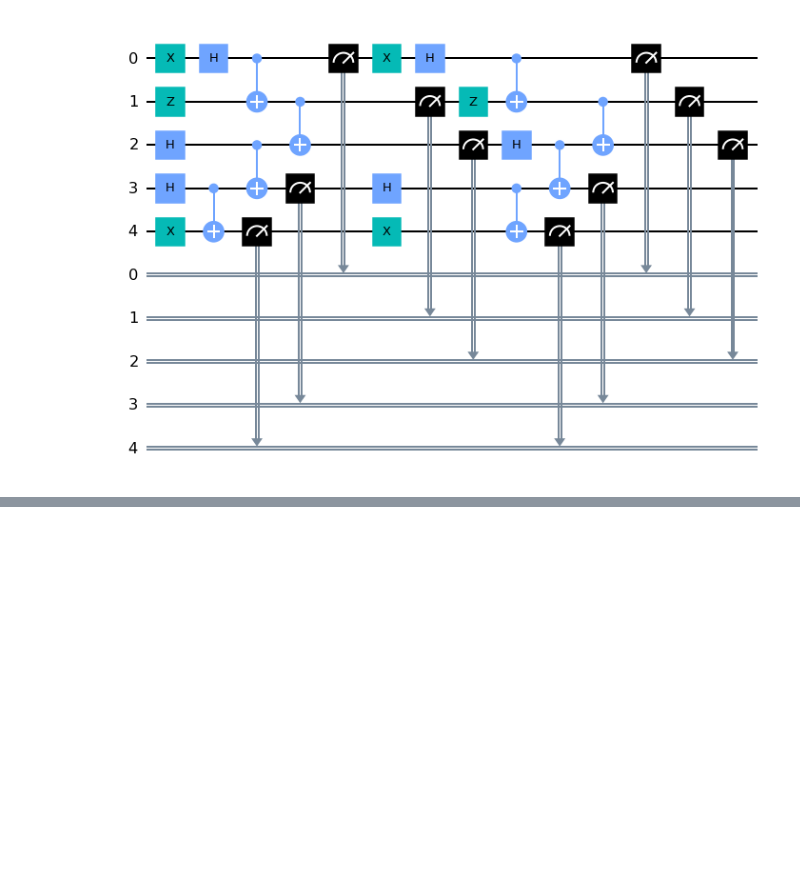
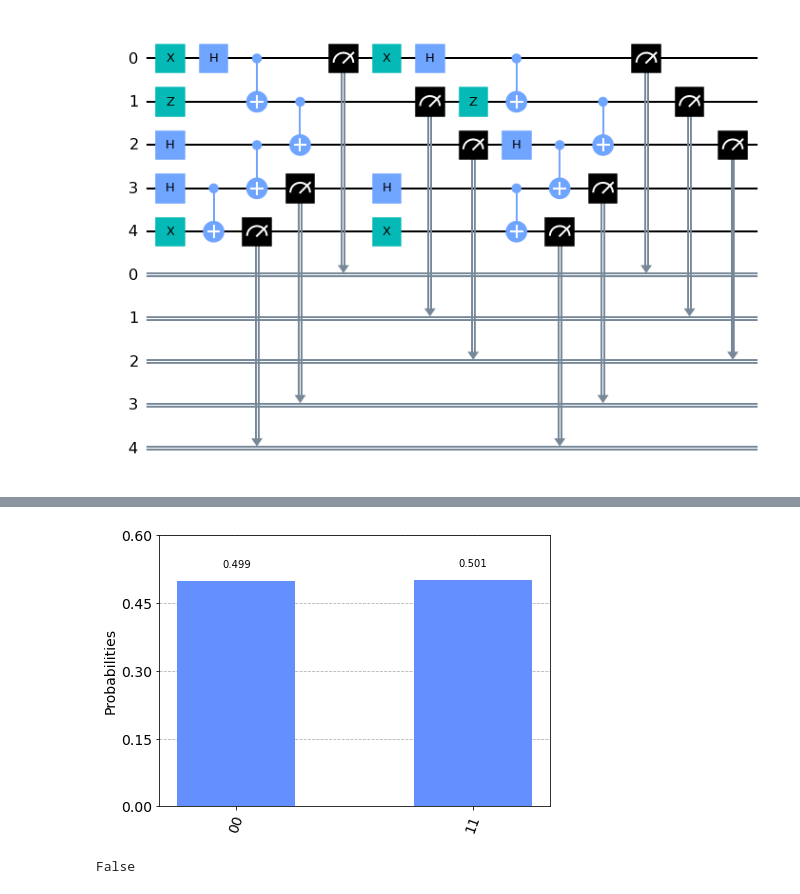
Before and after one commit to Interlin-q/diskit, a Jupyter notebook: distributed-qiskit/LayerByLayer.ipynb, the cells around one changed output, grey strips where cells are left out. Drawn from its saved outputs; the diff is of its cells as text; code cells hidden in the pictures; blank space fills up the shorter version.

```diff
--- a/distributed-qiskit/LayerByLayer.ipynb
+++ b/distributed-qiskit/LayerByLayer.ipynb
@@ -236,0 +273,16 @@ circ_object.circuit.draw(output='mpl')
+# %%
+def measure_sim(qc, samples=20000):
+    backend = Aer.get_backend('qasm_simulator')
+    circuit = transpile(qc, backend=backend)
+#     print(circuit)
+    samples = 8192
+    job     = execute(qc, backend, shots=samples)
+    counts  = job.result().get_counts()
+    return counts
+# %%
+qc = QuantumCircuit(2)
+qc.h(0)
+qc.cx(0,1)
+qc.measure_all()
+# print(qc)
+qc.draw()
@@ -236,0 +297,15 @@ circ_object.circuit.draw(output='mpl')
+# %%
+# run circuits on qasm simulator
+sim_count = measure_sim(qc=qc)
+plot_histogram(sim_count)  # Display the output on measurement of state vector
+# %% [output]
+[figure, added]
+# %%
+circ_object = CircuitRemapper(qc,"hi")
+layers_here = circ_object._circuit_to_layers()
+# print(vars(layers_here[0][0]))
+# print(vars(CircuitInstruction(operation=Instruction(name='h', num_qubits=1, num_clbits=0, params=[]),
+#                                  qubits=(Qubit(QuantumRegister(2, 'q0'), 1),), clbits=())))
+layers_here[0][0].operation == Instruction(name='h', num_qubits=1, num_clbits=0, params=[])
+# %% [output]
+False
```
Also changed, not shown: parts of 16 cells of this notebook, 2 other files.
